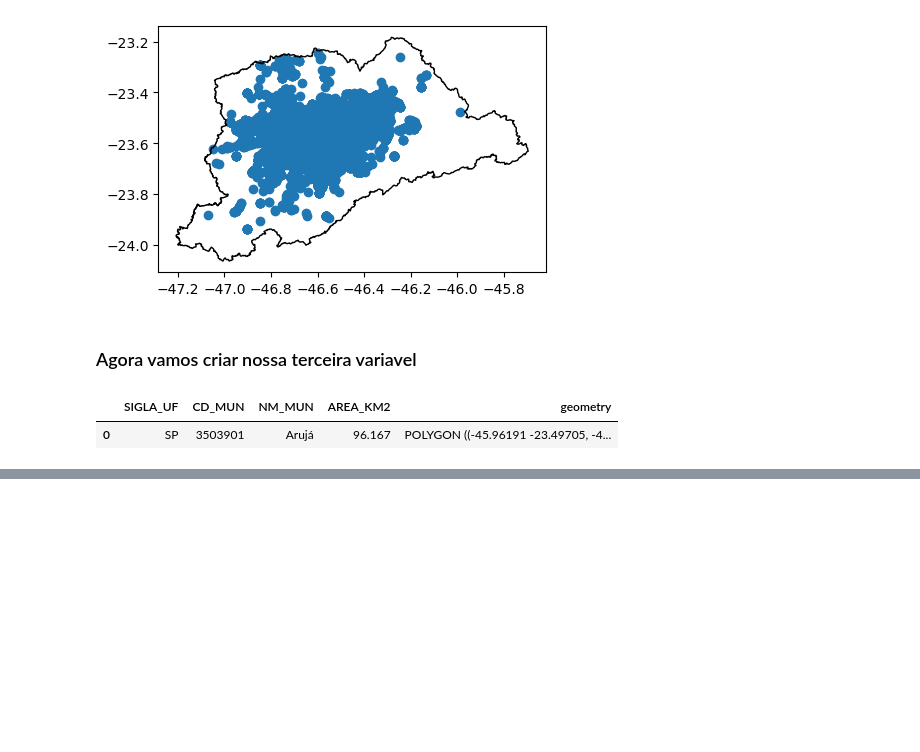
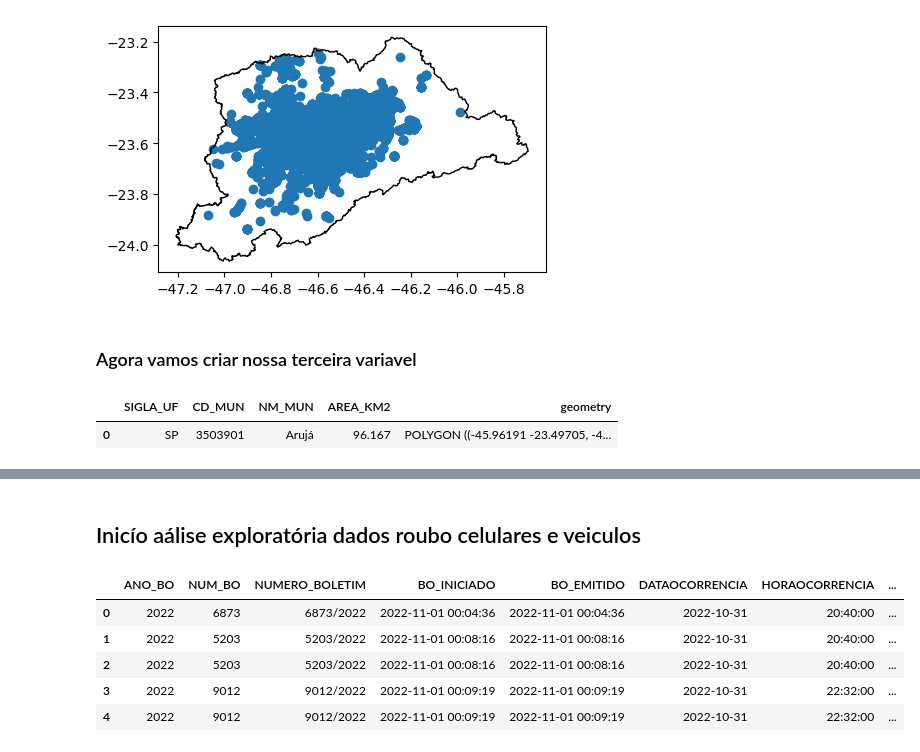
Before and after one commit to OdairDias/Analise_seg_publica_SP_002, a Jupyter notebook: Analise_criminalidade_nova_versao.ipynb, the cells around one changed output, grey strips where cells are left out. Saved outputs shown, nothing was run; the diff lists cells and outputs as text; code cells hidden in the pictures; blank space fills up the shorter version.

Commit message:
dados exploratórios
Signed-off-by: OdairDias <odair2d@hotmail.com>

```diff
--- a/Analise_criminalidade_nova_versao.ipynb
+++ b/Analise_criminalidade_nova_versao.ipynb
@@ -333,5 +333,17 @@ fmap
 [interactive output not drawn]
 # %%
 fmap.save('mapa_roubo_celulares_regioes_sp.html')
+# %% [markdown]
+## Inicío aálise exploratória dados roubo celulares e veiculos
 # %%
-#gfd_dados_cruzados.describe()
+# importando dataset para análise exploratória dos dados roubos celulares
+dados_expl_r_celulares= pd.read_excel('dados_roubo_celulares_nov_2022_compl.xlsx')
+# %%
+dados_expl_r_celulares.head()
+# %% [output]
+|  | ANO_BO | NUM_BO | NUMERO_BOLETIM | BO_INICIADO | BO_EMITIDO | DATAOCORRENCIA | HORAOCORRENCIA | ... |
+| 0 | 2022 | 6873 | 6873/2022 | 2022-11-01 00:04:36 | 2022-11-01 00:04:36 | 2022-10-31 | 20:40:00 | ... |
+| 1 | 2022 | 5203 | 5203/2022 | 2022-11-01 00:08:16 | 2022-11-01 00:08:16 | 2022-10-31 | 20:40:00 | ... |
+| 2 | 2022 | 5203 | 5203/2022 | 2022-11-01 00:08:16 | 2022-11-01 00:08:16 | 2022-10-31 | 20:40:00 | ... |
+| 3 | 2022 | 9012 | 9012/2022 | 2022-11-01 00:09:19 | 2022-11-01 00:09:19 | 2022-10-31 | 22:32:00 | ... |
+| 4 | 2022 | 9012 | 9012/2022 | 2022-11-01 00:09:19 | 2022-11-01 00:09:19 | 2022-10-31 | 22:32:00 | ... |
```
Also changed, not shown: parts of 7 cells of this notebook, 3 other files.
